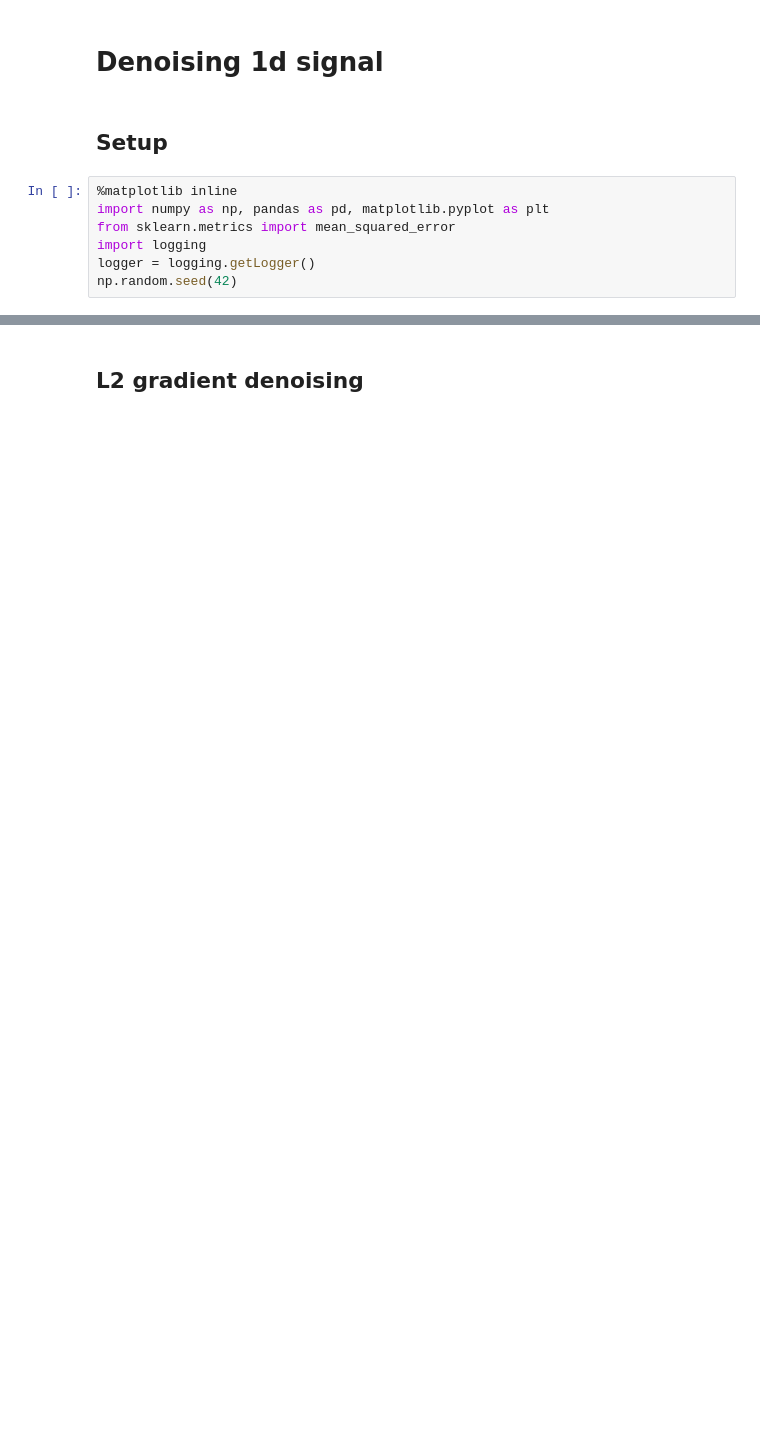
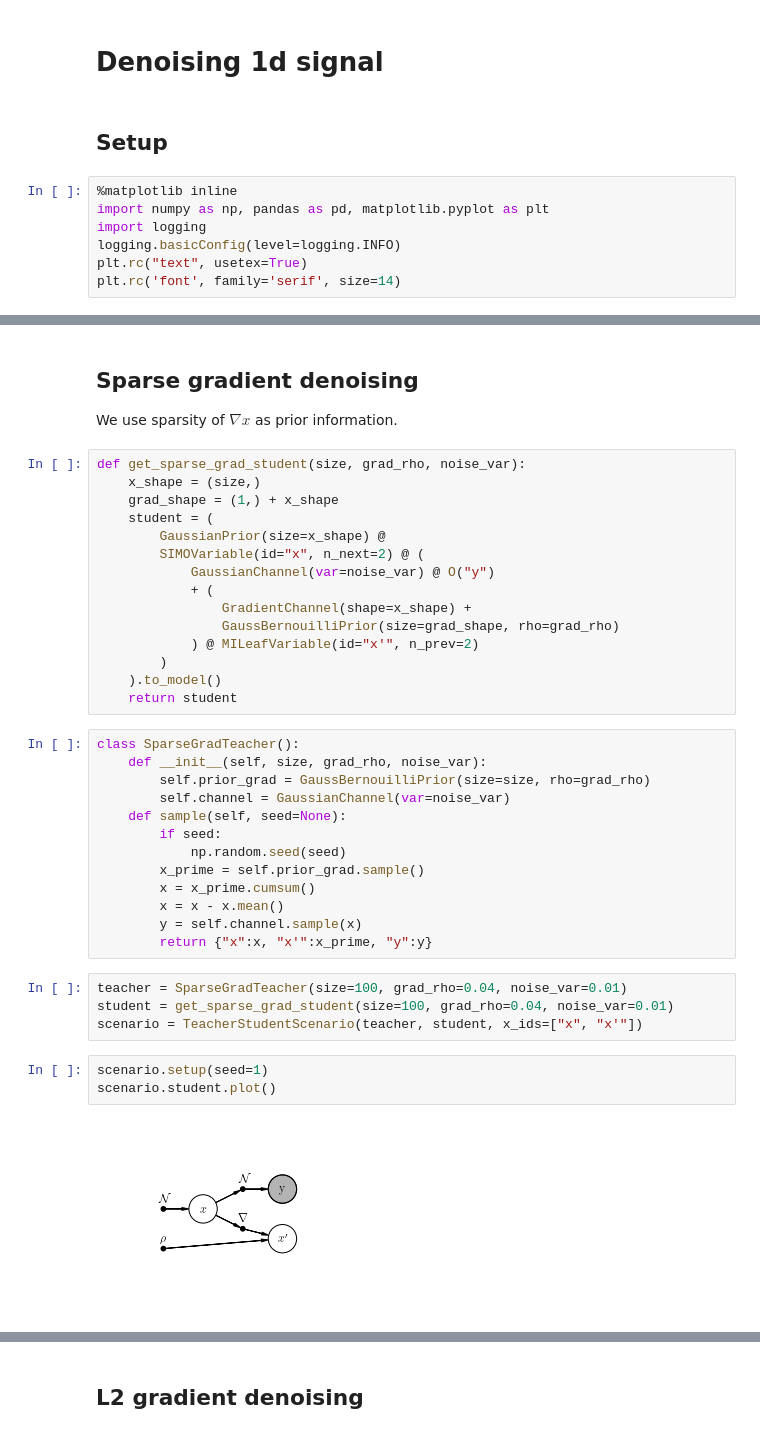
Before and after one commit to sphinxteam/tramp_notebooks, a Jupyter notebook: applications/signal_1d_denoise.ipynb, the cells around one changed output, grey strips where cells are left out. Saved outputs shown, nothing was run; the diff lists cells and outputs as text; blank space fills up the shorter version.

```diff
--- a/applications/signal_1d_denoise.ipynb
+++ b/applications/signal_1d_denoise.ipynb
@@ -5,7 +5,7 @@
 # %%
 %matplotlib inline
 import numpy as np, pandas as pd, matplotlib.pyplot as plt
-from sklearn.metrics import mean_squared_error
 import logging
-logger = logging.getLogger()
-np.random.seed(42)
+logging.basicConfig(level=logging.INFO)
+plt.rc("text", usetex=True)
+plt.rc('font', family='serif', size=14)
@@ -58,0 +36,41 @@ def run_model(model):
+# %% [markdown]
+## Sparse gradient denoising
+
+We use sparsity of $\nabla x$ as prior information.
+# %%
+def get_sparse_grad_student(size, grad_rho, noise_var):
+    x_shape = (size,)
+    grad_shape = (1,) + x_shape
+    student = (
+        GaussianPrior(size=x_shape) @
+        SIMOVariable(id="x", n_next=2) @ (
+            GaussianChannel(var=noise_var) @ O("y")
+            + (
+                GradientChannel(shape=x_shape) +
+                GaussBernouilliPrior(size=grad_shape, rho=grad_rho)
+            ) @ MILeafVariable(id="x'", n_prev=2)
+        )
+    ).to_model()
+    return student
+# %%
+class SparseGradTeacher():
+    def __init__(self, size, grad_rho, noise_var):
+        self.prior_grad = GaussBernouilliPrior(size=size, rho=grad_rho)
+        self.channel = GaussianChannel(var=noise_var)
+    def sample(self, seed=None):
+        if seed:
+            np.random.seed(seed)
+        x_prime = self.prior_grad.sample()
+        x = x_prime.cumsum()
+        x = x - x.mean()
+        y = self.channel.sample(x)
+        return {"x":x, "x'":x_prime, "y":y}
+# %%
+teacher = SparseGradTeacher(size=100, grad_rho=0.04, noise_var=0.01)
+student = get_sparse_grad_student(size=100, grad_rho=0.04, noise_var=0.01)
+scenario = TeacherStudentScenario(teacher, student, x_ids=["x", "x'"])
+# %%
+scenario.setup(seed=1)
+scenario.student.plot()
+# %% [output]
+[figure, added]
```
Also changed, not shown: parts of 26 cells of this notebook, 2 other files.
